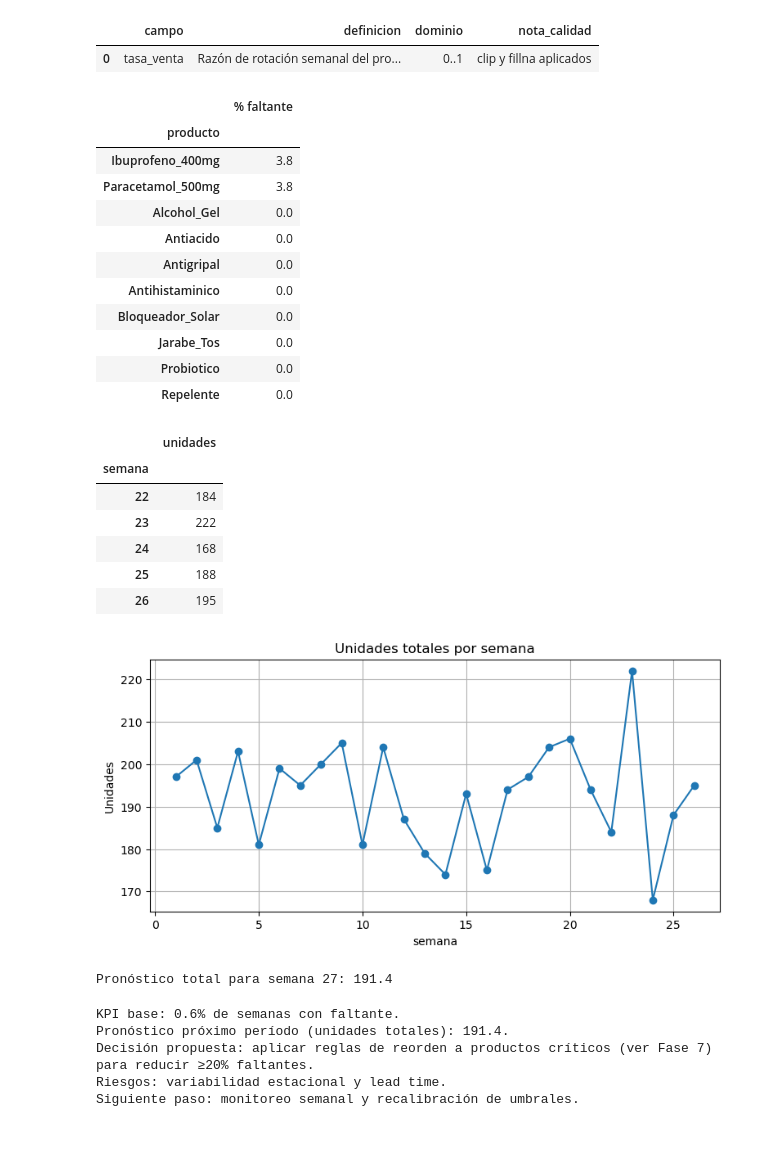
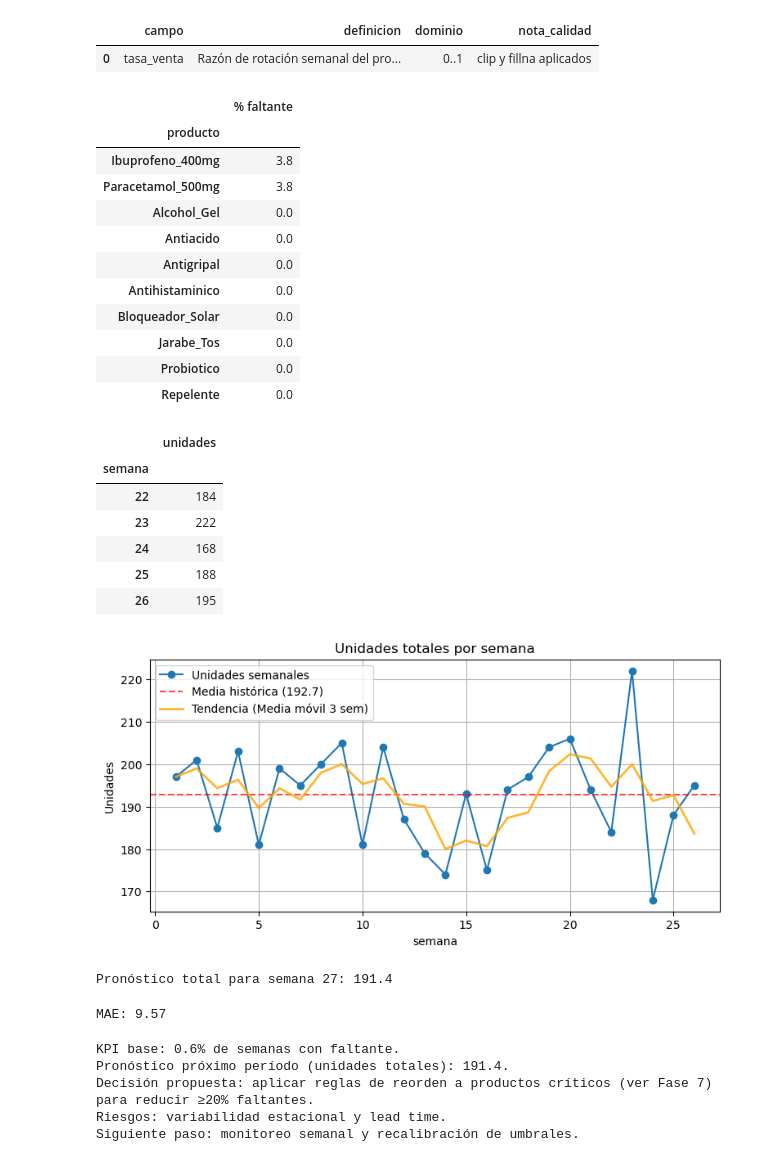
Before and after one commit to Michael07-mn/Metodologia-DATLAS-para-analitica, a Jupyter notebook: Aut_2_Metodología.ipynb, the cells around one changed output. Cells and saved outputs as stored; diff of their text form; code cells hidden in the pictures.

```diff
--- a/Aut_2_Metodología.ipynb
+++ b/Aut_2_Metodología.ipynb
@@ -65,35 +65,49 @@ display(top_faltante)
 
 serie_total = df.groupby("semana")["unidades_vendidas"].sum()
 display(serie_total.tail().to_frame(name="unidades"))
 
 import matplotlib.pyplot as plt
 plt.rcParams["figure.figsize"] = (9, 4)
 plt.rcParams["axes.grid"] = True
-serie_total.plot(marker="o")
+
+# 1. Dibujamos la serie original con un color corporativo y una etiqueta
+plt.plot(serie_total.index, serie_total.values, marker="o", color="#1f77b4", linewidth=1.5, label="Unidades semanales")
+
+# 2. Línea Base: Promedio histórico general (línea discontinua horizontal)
+promedio_general = serie_total.mean()
+plt.axhline(promedio_general, color="red", linestyle="--", alpha=0.7, label=f"Media histórica ({promedio_general:.1f})")
+
+# 3. Tendencia: Media móvil de 3 semanas para suavizar las oscilaciones
+media_movil = serie_total.rolling(window=3, min_periods=1).mean()
+plt.plot(media_movil.index, media_movil.values, color="orange", linestyle="-", linewidth=2, alpha=0.8, label="Tendencia (Media móvil 3 sem)")
+# --------------------------------
+
 plt.title("Unidades totales por semana")
 plt.ylabel("Unidades")
+plt.xlabel("semana") # Se añade explícitamente para claridad del eje X
+plt.legend(loc="upper left") # Añade la leyenda para identificar qué aporta valor
 plt.show()
 # %% [output]
 |  | % faltante |
 | producto |  |
 | Ibuprofeno_400mg | 3.8 |
 | Paracetamol_500mg | 3.8 |
 | Alcohol_Gel | 0.0 |
 | Antiacido | 0.0 |
 | Antigripal | 0.0 |
 | Antihistaminico | 0.0 |
 | Bloqueador_Solar | 0.0 |
 | Jarabe_Tos | 0.0 |
 | Probiotico | 0.0 |
 | Repelente | 0.0 |
 |  | unidades |
 | semana |  |
 | 22 | 184 |
 | 23 | 222 |
 | 24 | 168 |
 | 25 | 188 |
 | 26 | 195 |
-[figure, old version]
+[figure, new version]
 # %%
 # FASE 5 — MODELADO (Datlas) — tendencia lineal
 import numpy as np
@@ -112,6 +126,15 @@ y_next = a * next_week + b
 print(f"Pronóstico total para semana {next_week}: {y_next:.1f}")
 # %% [output]
 Pronóstico total para semana 27: 191.4
+# %%
+from sklearn.metrics import mean_absolute_error
+
+y_pred = a*X.flatten() + b
+mae = mean_absolute_error(y, y_pred)
+
+print("MAE:", round(mae,2))
+# %% [output]
+MAE: 9.57
 # %%
 # FASE 6 — EVALUACIÓN Y COMUNICACIÓN (Datlas)
 kpi_baseline = df["stockout_sem"].mean() * 100
```
Also changed, not shown: parts of 2 cells of this notebook.
